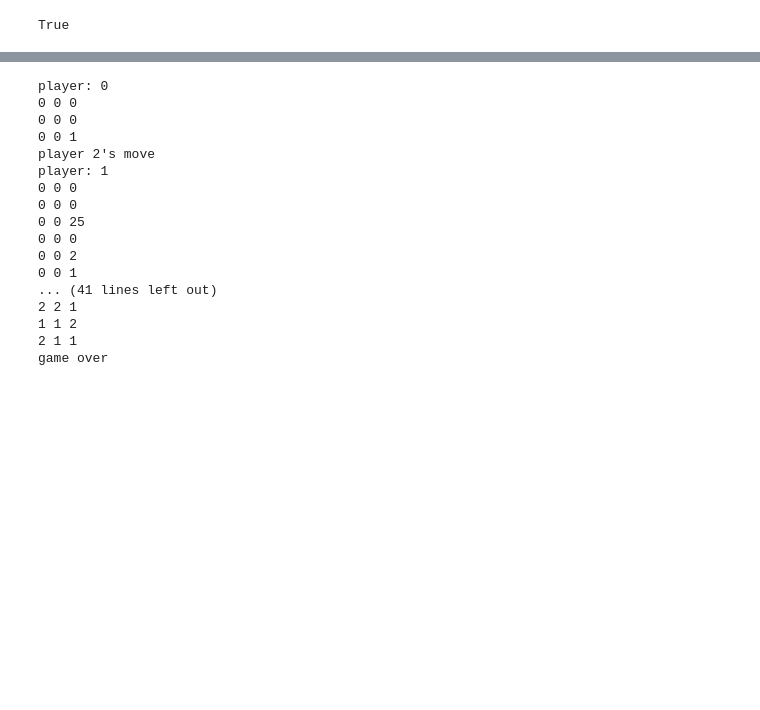
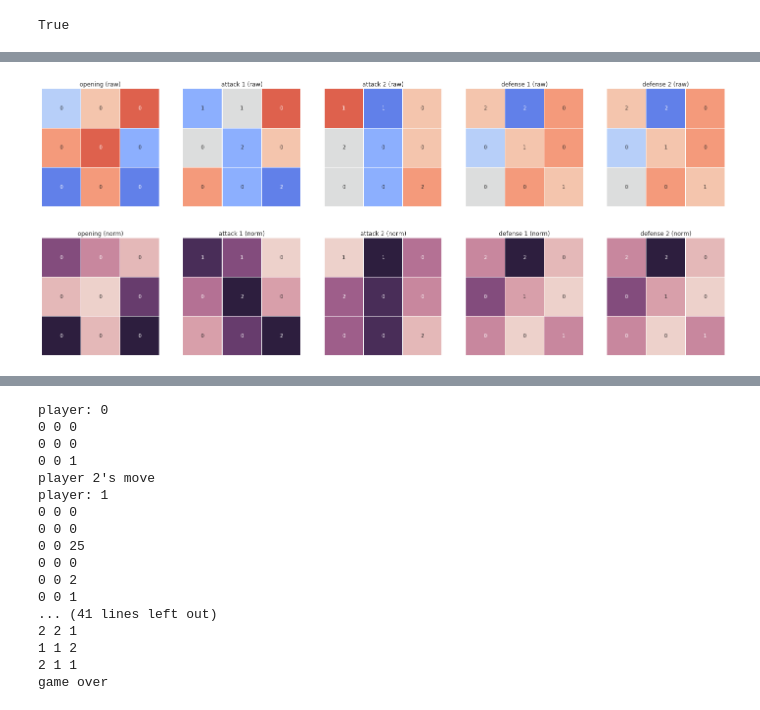
Before and after one commit to gautsi/gen-purpose-repo, a Jupyter notebook: notebooks/TicTacToe.ipynb, the cells around one changed output, grey strips where cells are left out. Drawn from its saved outputs; the diff is of its cells as text; code cells hidden in the pictures; blank space fills up the shorter version.

```diff
--- a/notebooks/TicTacToe.ipynb
+++ b/notebooks/TicTacToe.ipynb
@@ -209,13 +221,14 @@ def print_game_stats(game_df):
 # %%
 class TicTacToeQTable(Strategy):
 
-    def __init__(self, gamma = 0.95, learning_rate = 0.9, damper = 0.0001):
+    def __init__(self, gamma = 0.95, learning_rate = 0.9, damper = 0.0001, rand_rate = 0.5):
         self.gamma = gamma
         self.learning_rate = learning_rate
         self.q_table = np.random.rand(np.power(3, 9), 9) * damper
+        self.rand_rate = rand_rate
 
     def pick_action(self, current_state, current_game):
-        return np.argmax(self.q_table[current_state,:] + np.random.randn(1, 9) * (1.0 / (current_game + 1)))
+        return np.argmax(self.q_table[current_state,:] + np.random.randn(1, 9) * (1.0 / (self.rand_rate * current_game + 1)))
 
     def update_strategy(self, current_state, action, next_state, reward, game_end):
         self.q_table[current_state, action] = self.q_table[current_state, action] -\
@@ -278 +342,13 @@ fl.plot_game_length(rand_games_df, 1000)
+# %%
+some_states = [
+    {"board": [0, 0, 0, 0, 0, 0, 0, 0, 0], "name": "opening"},
+    {"board": [1, 1, 0, 0, 2, 0, 0, 0, 2], "name": "attack 1"},
+    {"board": [1, 1, 0, 2, 0, 0, 0, 0, 2], "name": "attack 2"},
+    {"board": [2, 2, 0, 0, 1, 0, 0, 0, 1], "name": "defense 1"},
+    {"board": [2, 2, 0, 0, 1, 0, 0, 0, 1], "name": "defense 2"}
+]
+# %%
+plot_states(qtable, some_states)
+# %% [output]
+[figure, added]
 # %%
```
Also changed, not shown: parts of 22 cells of this notebook.
